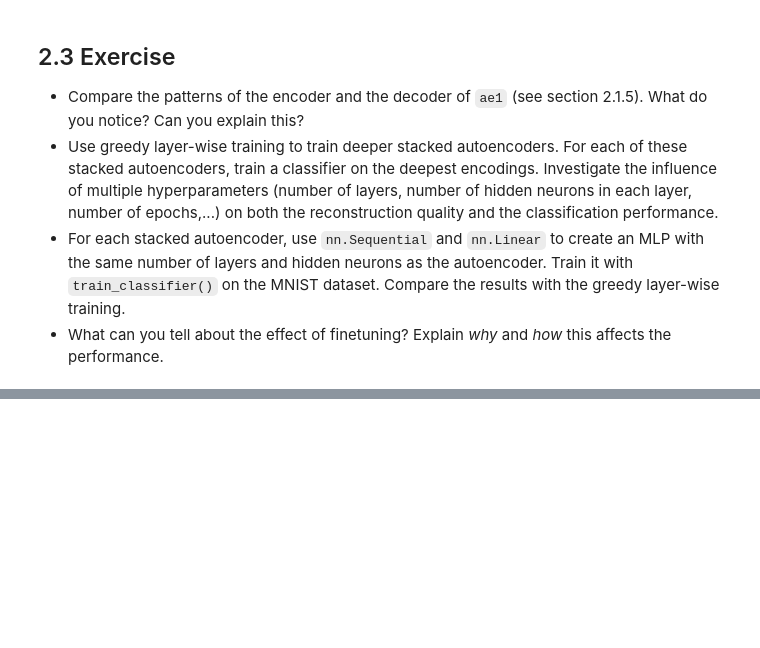
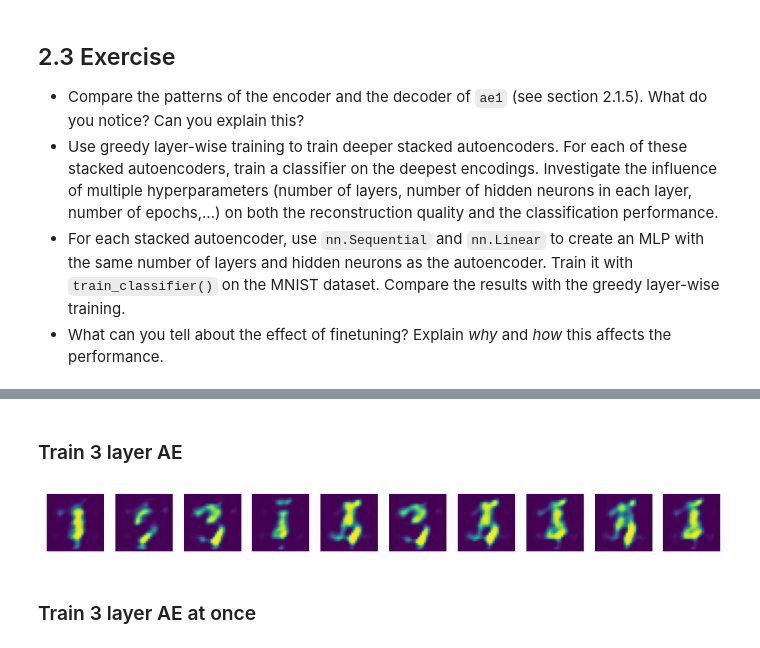
Before and after one commit to RobbeRDG/ann_and_dl_ex_sessions, a Jupyter notebook: es3/2_stacked_autoencoders.ipynb, the cells around one changed output, grey strips where cells are left out. Saved outputs shown, nothing was run; the diff lists cells and outputs as text; code cells hidden in the pictures; blank space fills up the shorter version.

```diff
--- a/es3/2_stacked_autoencoders.ipynb
+++ b/es3/2_stacked_autoencoders.ipynb
@@ -458,0 +692,2 @@ To improve the classifier, we can *finetune* the model parameters by training th
+# %% [markdown]
+### Train 3 layer AE
@@ -458,0 +701,39 @@ To improve the classifier, we can *finetune* the model parameters by training th
+# %%
+# Define the third autoencoder
+ae3 = Autoencoder(5 * 5, 10)
+
+# Move model to device
+ae3 = ae3.to(device)
+
+# Create an optimizer
+optimizer3 = optim.Adam(
+    params=ae3.parameters(),
+    lr=0.01,
+)
+
+# Move training and validation data to device
+ae2_encodings_train = ae2_encodings_train.to(device)
+ae2_encodings_val = ae2_encodings_val.to(device)
+
+# Train the model on mnist_x_train
+train_autoencoder(
+    model=ae3,
+    x_train=ae2_encodings_train,
+    x_val=ae2_encodings_val,
+    optimizer=optimizer3,
+    sparsity_weight=0.0,
+    sparsity_rho=0.05,
+    num_epochs=2000,
+    log_root='runs_sae'
+)
+# %%
+sae = nn.Sequential(ae1.encoder, ae2.encoder, ae3.encoder, ae3.decoder, ae2.decoder, ae1.decoder)
+# %%
+with torch.no_grad():
+    x_pred = sae(mnist_x_val)
+
+N = 10
+
+show_ims(x_pred.unflatten(1, (28, 28)).detach().cpu()[:N], columns=10, figsize=(10, 10))
+# %% [output]
+[figure, added]
@@ -458,0 +820,2 @@ To improve the classifier, we can *finetune* the model parameters by training th
+# %% [markdown]
+### Train 3 layer AE at once
```
Also changed, not shown: parts of 26 cells of this notebook, 4 other files.
